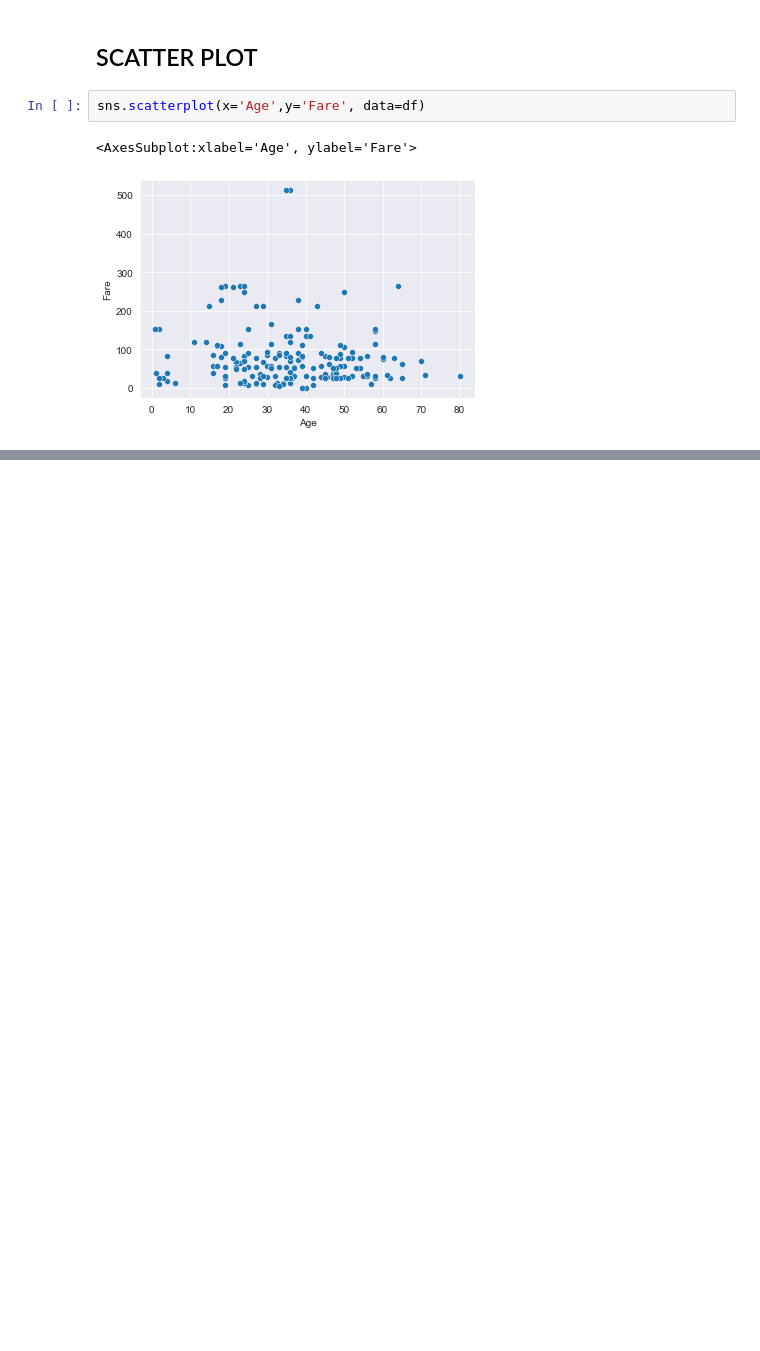
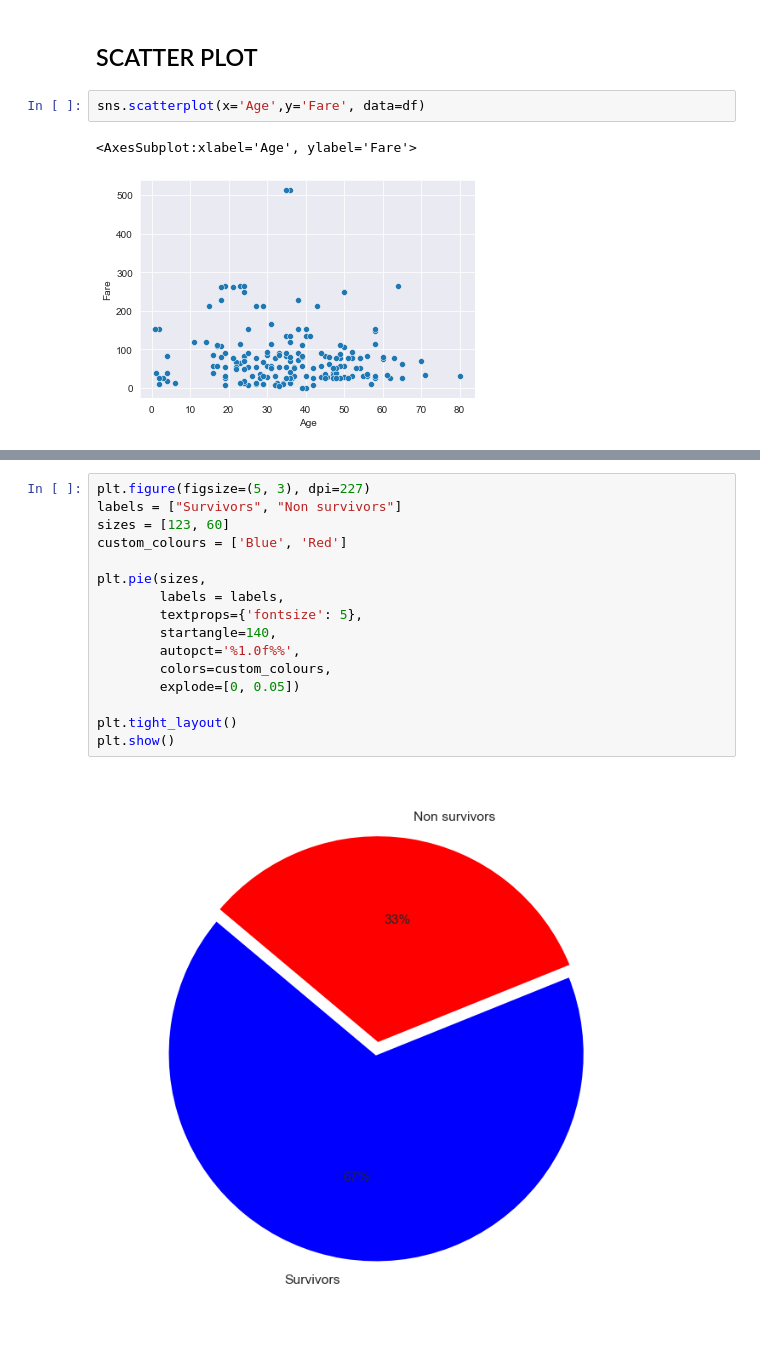
Before and after one commit to DOMINION-JOHN1/AI_ML_INTERN_ROADMAP, a Jupyter notebook: Data_visualization.ipynb, the cells around one changed output, grey strips where cells are left out. Drawn from its saved outputs; the diff is of its cells as text; blank space fills up the shorter version.

```diff
--- a/Data_visualization.ipynb
+++ b/Data_visualization.ipynb
@@ -64,0 +84,18 @@ sns.scatterplot(x='Age',y='Fare', data=df)
+# %%
+plt.figure(figsize=(5, 3), dpi=227)
+labels = ["Survivors", "Non survivors"]
+sizes = [123, 60]
+custom_colours = ['Blue', 'Red']
+
+plt.pie(sizes,
+        labels = labels,
+        textprops={'fontsize': 5},
+        startangle=140,
+        autopct='%1.0f%%',
+        colors=custom_colours,
+        explode=[0, 0.05])
+
+plt.tight_layout()
+plt.show()
+# %% [output]
+[figure, added]
```
Also changed, not shown: parts of 5 cells of this notebook.
